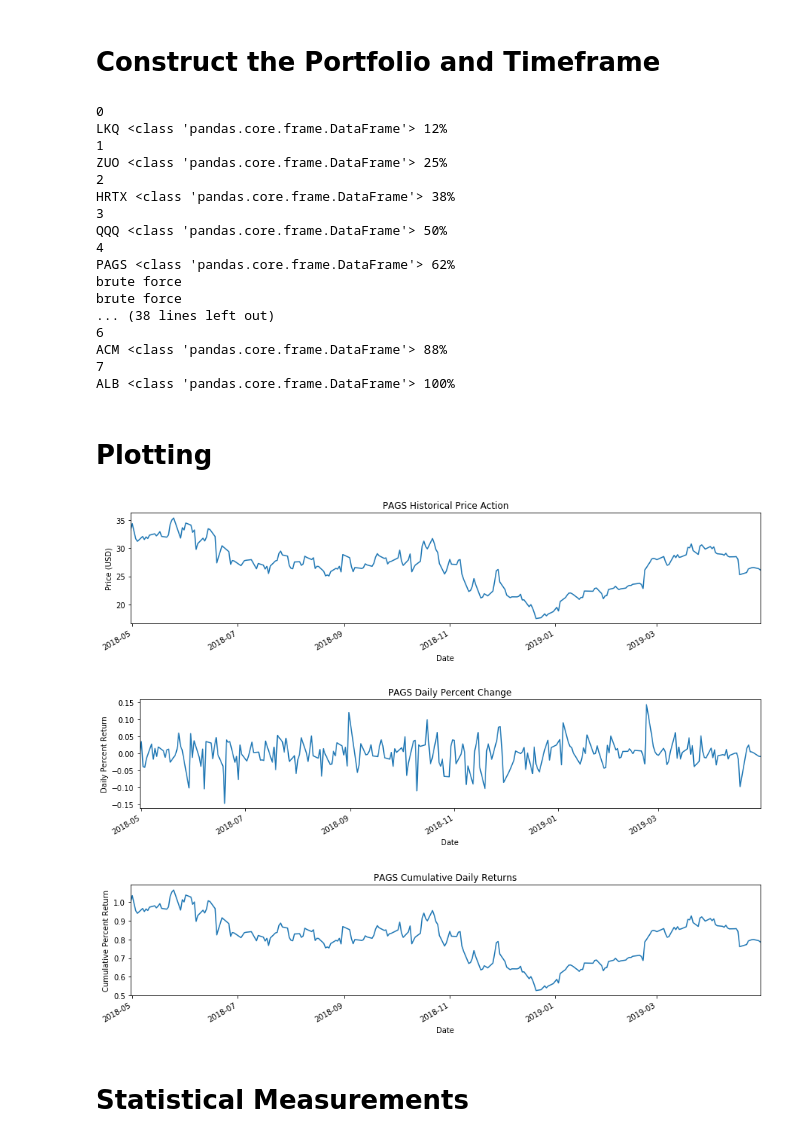
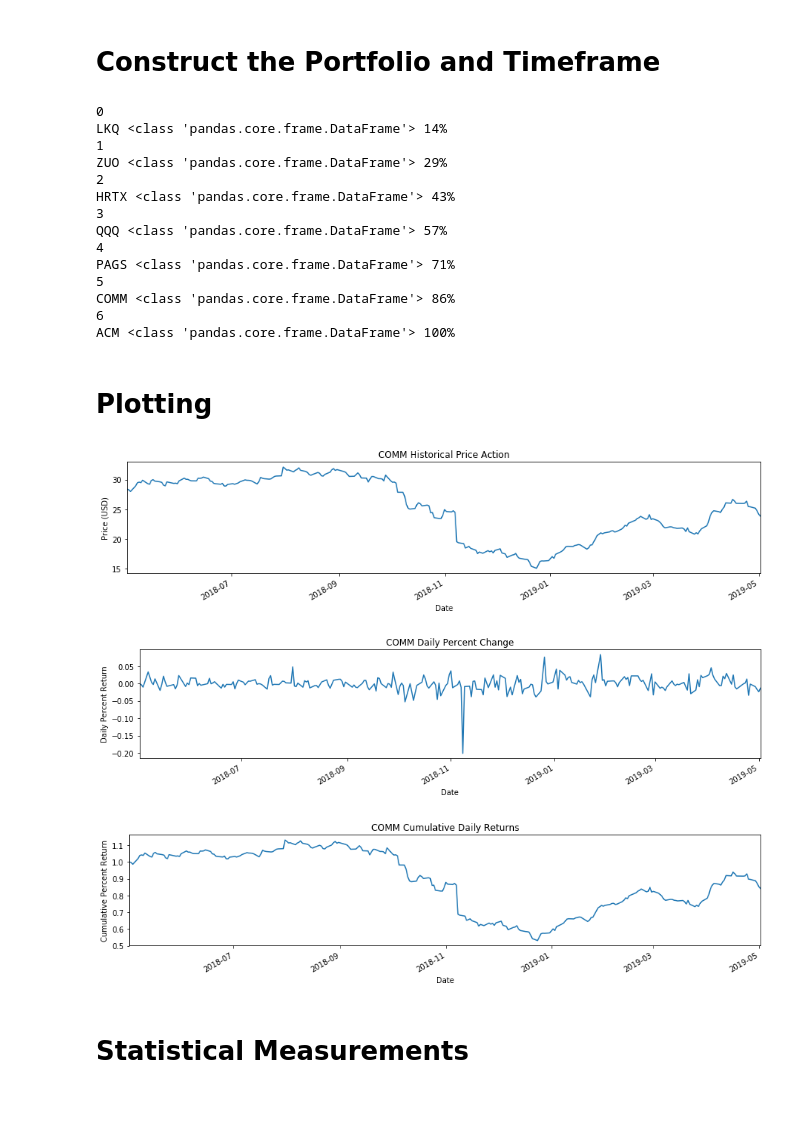
Before and after one commit to Hesiod-Labs/HYPAR, a Jupyter notebook: HYPAR.ipynb, the cells around one changed output. Drawn from its saved outputs; the diff is of its cells as text; code cells hidden in the pictures; blank space fills up the shorter version.

```diff
--- a/HYPAR.ipynb
+++ b/HYPAR.ipynb
@@ -87,8 +87,8 @@ def get_data(symbol, start_date=None, end_date=None, int_type='daily_adjusted',
         return df_stock
 
     except KeyError as ke:
-        print('brute force')
         if brute_force:
+            api_index = (api_index + 1)%len(api_keys)
             return get_data(symbol, start_date, end_date, int_type, intra_int, api_index)
 # %%
 # Primary method for acquring stock data. Recommended over get_data() because
@@ -188,7 +185,7 @@ def calculate_returns(portfolio_dict):
 # %% [markdown]
 # Construct the Portfolio and Timeframe
 # %%
-tickers = ['LKQ', 'ZUO', 'HRTX', 'QQQ', 'PAGS', 'COMM', 'ACM', 'ALB']
+tickers = ['LKQ', 'ZUO', 'HRTX', 'QQQ', 'PAGS', 'COMM', 'ACM']
 
 today = dt.datetime.today()
 
@@ -201,22 +198,19 @@ end = today.strftime('%Y-%m-%d')
 port = collect(tickers, start, end)
 # %% [output]
 0
-LKQ <class 'pandas.core.frame.DataFrame'> 12%
+LKQ <class 'pandas.core.frame.DataFrame'> 14%
 1
-ZUO <class 'pandas.core.frame.DataFrame'> 25%
+ZUO <class 'pandas.core.frame.DataFrame'> 29%
 2
-HRTX <class 'pandas.core.frame.DataFrame'> 38%
+HRTX <class 'pandas.core.frame.DataFrame'> 43%
 3
-QQQ <class 'pandas.core.frame.DataFrame'> 50%
+QQQ <class 'pandas.core.frame.DataFrame'> 57%
 4
-PAGS <class 'pandas.core.frame.DataFrame'> 62%
-brute force
-brute force
-... (38 lines left out)
+PAGS <class 'pandas.core.frame.DataFrame'> 71%
+5
+COMM <class 'pandas.core.frame.DataFrame'> 86%
 6
-ACM <class 'pandas.core.frame.DataFrame'> 88%
-7
-ALB <class 'pandas.core.frame.DataFrame'> 100%
+ACM <class 'pandas.core.frame.DataFrame'> 100%
 # %%
 returns = calculate_returns(port)
 # %% [markdown]
@@ -253,11 +247,11 @@ def plot_returns(port_dict, rets_dict, ticker, price_type='adjusted close'):
 
     return price, pct_change, cum_daily
 # %%
-plot_returns(port, returns, 'PAGS');
+plot_returns(port, returns, 'COMM');
 # %% [output]
-[figure, old version]
+[figure, new version]
-[figure, old version]
+[figure, new version]
-[figure, old version]
+[figure, new version]
 # %% [markdown]
 # Statistical Measurements
 # %%
```
Also changed, not shown: parts of 17 cells of this notebook.
